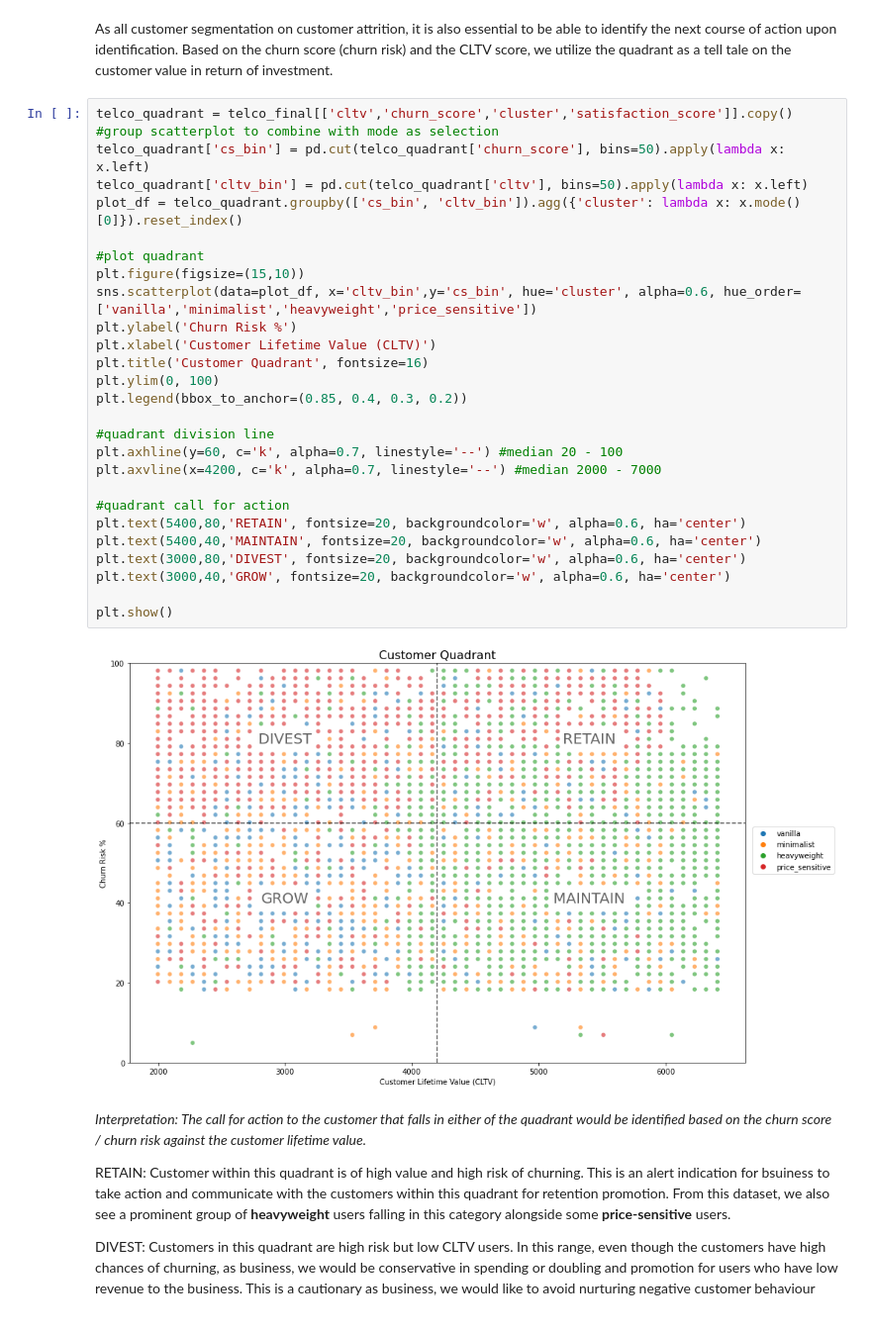
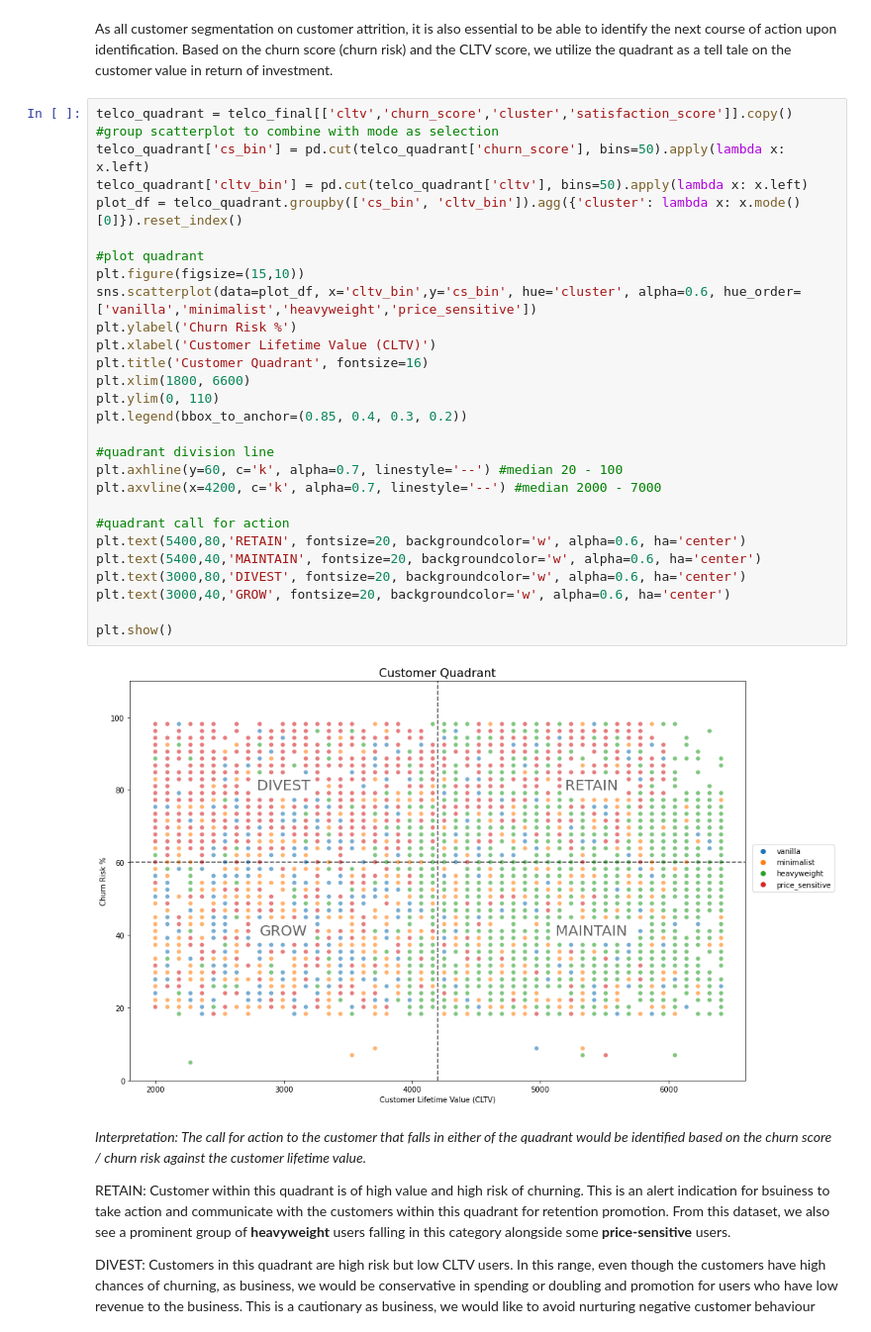
Before and after one commit to JeanLiew/Customer_Attrition_Model, a Jupyter notebook: code/03_Customer_Segmentation.ipynb, the cells around one changed output. Shown at 99% size. Drawn from its saved outputs; the diff is of its cells as text.

```diff
--- a/code/03_Customer_Segmentation.ipynb
+++ b/code/03_Customer_Segmentation.ipynb
@@ -279,32 +281,33 @@ As all customer segmentation on customer attrition, it is also essential to be a
 # %%
 telco_quadrant = telco_final[['cltv','churn_score','cluster','satisfaction_score']].copy()
 #group scatterplot to combine with mode as selection
 telco_quadrant['cs_bin'] = pd.cut(telco_quadrant['churn_score'], bins=50).apply(lambda x: x.left)
 telco_quadrant['cltv_bin'] = pd.cut(telco_quadrant['cltv'], bins=50).apply(lambda x: x.left)
 plot_df = telco_quadrant.groupby(['cs_bin', 'cltv_bin']).agg({'cluster': lambda x: x.mode()[0]}).reset_index()
 
 #plot quadrant
 plt.figure(figsize=(15,10))
 sns.scatterplot(data=plot_df, x='cltv_bin',y='cs_bin', hue='cluster', alpha=0.6, hue_order=['vanilla','minimalist','heavyweight','price_sensitive'])
 plt.ylabel('Churn Risk %')
 plt.xlabel('Customer Lifetime Value (CLTV)')
 plt.title('Customer Quadrant', fontsize=16)
-plt.ylim(0, 100)
+plt.xlim(1800, 6600)
+plt.ylim(0, 110)
 plt.legend(bbox_to_anchor=(0.85, 0.4, 0.3, 0.2))
 
 #quadrant division line
 plt.axhline(y=60, c='k', alpha=0.7, linestyle='--') #median 20 - 100
 plt.axvline(x=4200, c='k', alpha=0.7, linestyle='--') #median 2000 - 7000
 
 #quadrant call for action
 plt.text(5400,80,'RETAIN', fontsize=20, backgroundcolor='w', alpha=0.6, ha='center')
 plt.text(5400,40,'MAINTAIN', fontsize=20, backgroundcolor='w', alpha=0.6, ha='center')
 plt.text(3000,80,'DIVEST', fontsize=20, backgroundcolor='w', alpha=0.6, ha='center')
 plt.text(3000,40,'GROW', fontsize=20, backgroundcolor='w', alpha=0.6, ha='center')
 
 plt.show()
 # %% [output]
-[figure, old version]
+[figure, new version]
 # %% [markdown]
 *Interpretation: The call for action to the customer that falls in either of the quadrant would be identified based on the churn score / churn risk against the customer lifetime value.*
 
```
Also changed, not shown: parts of 11 cells of this notebook, 19 other files.
